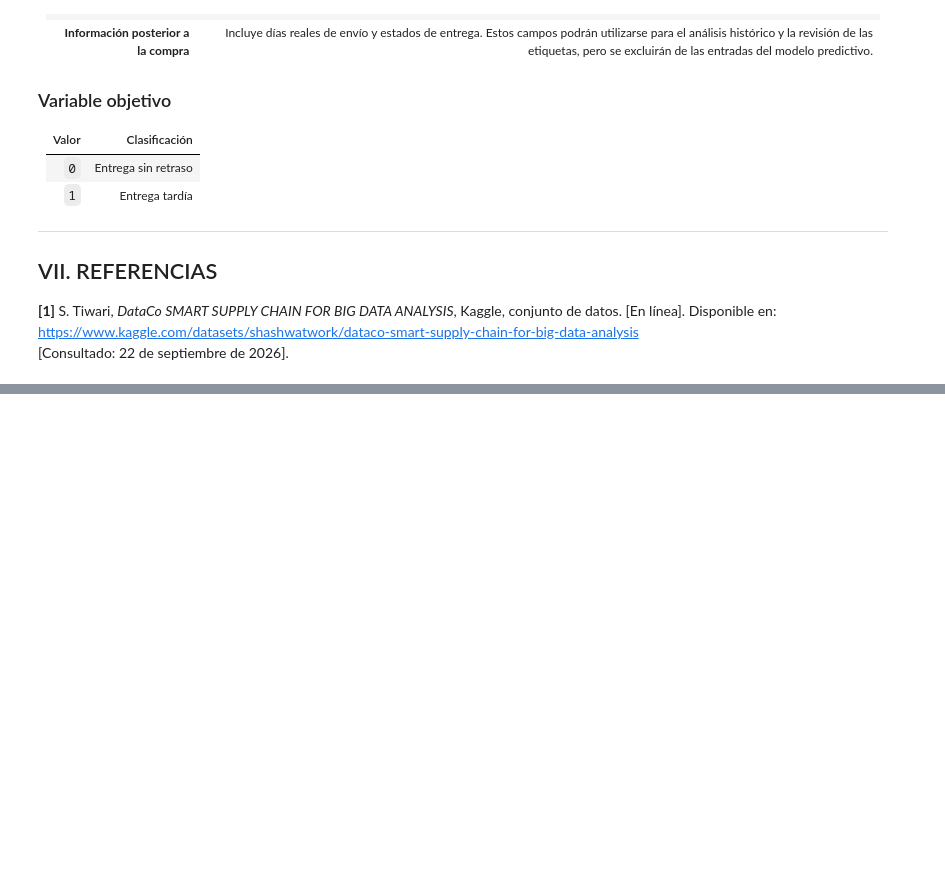
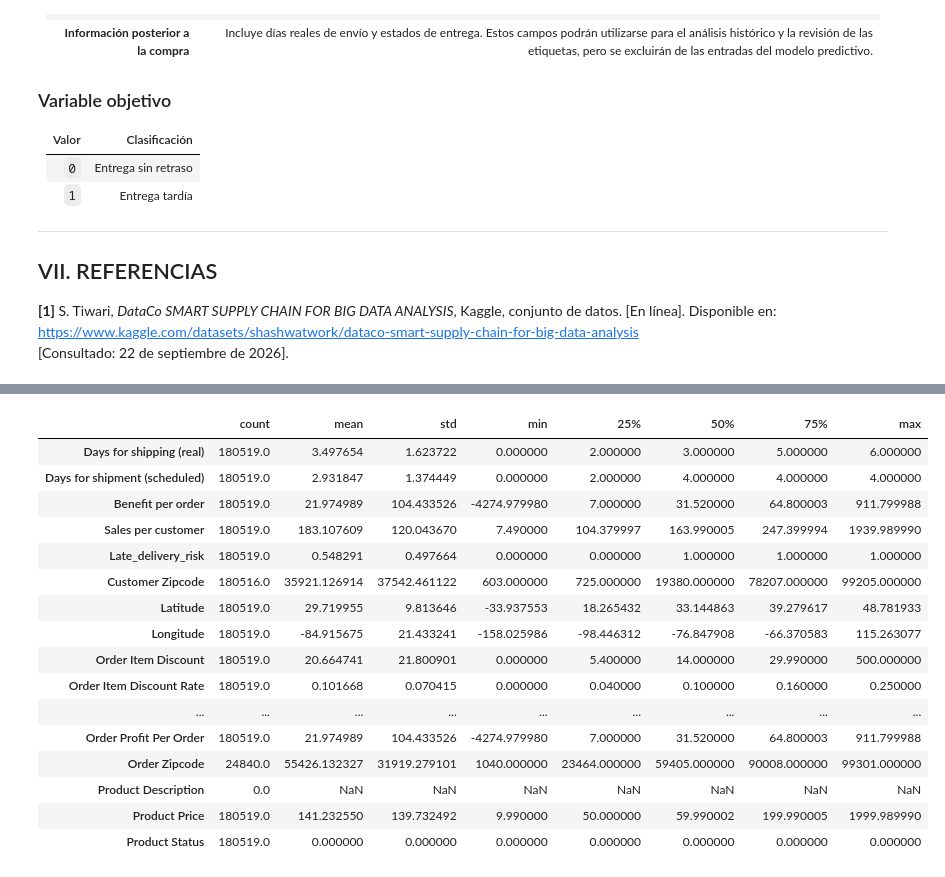
Before and after one commit to JB1302/Big-Data-G2, a Jupyter notebook: ProyectoDataCo.ipynb, the cells around one changed output, grey strips where cells are left out. Cells and saved outputs as stored; diff of their text form; code cells hidden in the pictures; blank space fills up the shorter version.

Commit message:
Análisis exploratorio y preparación inicial de los datos

```diff
--- a/ProyectoDataCo.ipynb
+++ b/ProyectoDataCo.ipynb
@@ -152,0 +135,9 @@ Crear las divisiones aleatoria y estratificada del conjunto de datos y comparar
+# %%
+### 1.2 Carga del conjunto de datos
+df = pd.read_csv(
+    "Dataset/DataCoSupplyChainDataset.csv",
+    encoding="latin1",
+    sep=";"
+)
+
+df.head()
@@ -152,0 +211,21 @@ Crear las divisiones aleatoria y estratificada del conjunto de datos y comparar
+# %%
+### 1.6 Estadísticas descriptivas
+df.describe().T
+# %% [output]
+|  | count | mean | std | min | 25% | 50% | 75% | max |
+| Days for shipping (real) | 180519.0 | 3.497654 | 1.623722 | 0.000000 | 2.000000 | 3.000000 | 5.000000 | 6.000000 |
+| Days for shipment (scheduled) | 180519.0 | 2.931847 | 1.374449 | 0.000000 | 2.000000 | 4.000000 | 4.000000 | 4.000000 |
+| Benefit per order | 180519.0 | 21.974989 | 104.433526 | -4274.979980 | 7.000000 | 31.520000 | 64.800003 | 911.799988 |
+| Sales per customer | 180519.0 | 183.107609 | 120.043670 | 7.490000 | 104.379997 | 163.990005 | 247.399994 | 1939.989990 |
+| Late_delivery_risk | 180519.0 | 0.548291 | 0.497664 | 0.000000 | 0.000000 | 1.000000 | 1.000000 | 1.000000 |
+| Customer Zipcode | 180516.0 | 35921.126914 | 37542.461122 | 603.000000 | 725.000000 | 19380.000000 | 78207.000000 | 99205.000000 |
+| Latitude | 180519.0 | 29.719955 | 9.813646 | -33.937553 | 18.265432 | 33.144863 | 39.279617 | 48.781933 |
+| Longitude | 180519.0 | -84.915675 | 21.433241 | -158.025986 | -98.446312 | -76.847908 | -66.370583 | 115.263077 |
+| Order Item Discount | 180519.0 | 20.664741 | 21.800901 | 0.000000 | 5.400000 | 14.000000 | 29.990000 | 500.000000 |
+| Order Item Discount Rate | 180519.0 | 0.101668 | 0.070415 | 0.000000 | 0.040000 | 0.100000 | 0.160000 | 0.250000 |
+| ... | ... | ... | ... | ... | ... | ... | ... | ... |
+| Order Profit Per Order | 180519.0 | 21.974989 | 104.433526 | -4274.979980 | 7.000000 | 31.520000 | 64.800003 | 911.799988 |
+| Order Zipcode | 24840.0 | 55426.132327 | 31919.279101 | 1040.000000 | 23464.000000 | 59405.000000 | 90008.000000 | 99301.000000 |
+| Product Description | 0.0 | NaN | NaN | NaN | NaN | NaN | NaN | NaN |
+| Product Price | 180519.0 | 141.232550 | 139.732492 | 9.990000 | 50.000000 | 59.990002 | 199.990005 | 1999.989990 |
+| Product Status | 180519.0 | 0.000000 | 0.000000 | 0.000000 | 0.000000 | 0.000000 | 0.000000 | 0.000000 |
```
Also changed, not shown: parts of 10 cells of this notebook, 1 other file.
